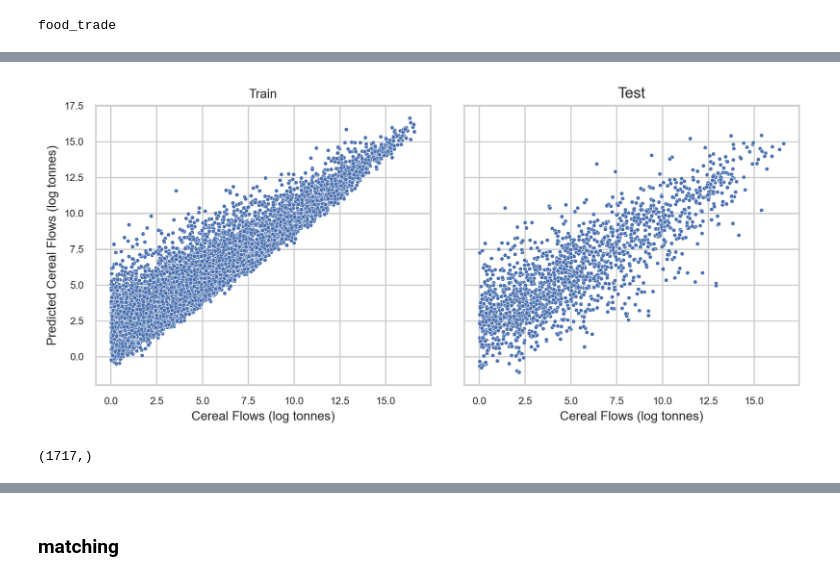
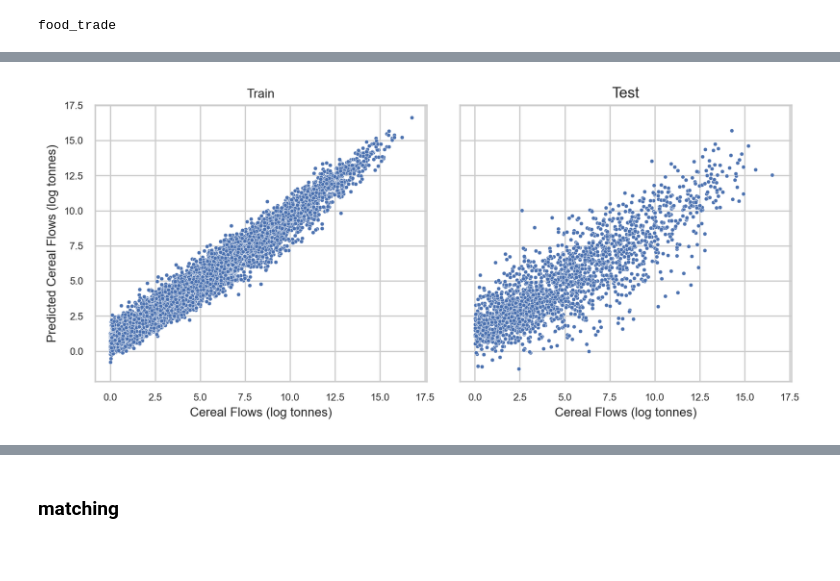
Before and after one commit to shrutijain90/food_trade_networks, a Jupyter notebook: food_trade/flow_prediction/ML_prediction.ipynb, the cells around one changed output, grey strips where cells are left out. Cells and saved outputs as stored; diff of their text form; code cells hidden in the pictures; blank space fills up the shorter version.

Commit message:
several edits and corrections in pipeline

```diff
--- a/food_trade/flow_prediction/ML_prediction.ipynb
+++ b/food_trade/flow_prediction/ML_prediction.ipynb
@@ -2274,0 +970,3 @@ for i in range(5):
+# %%
+train['supply_exists_pred'] = y_train_pred
+test['supply_exists_pred'] = y_test_pred
@@ -2274,0 +1257,3 @@ for i in range(5):
+# %%
+crop = 'cereals_all'
+y_col2 = f'supply_{crop}_log'
@@ -2274,0 +1275,5 @@ for i in range(5):
+# %%
+fml = f"{y_col2} ~ " + " + ".join(X_cols1) + " - 1"
+mod = sm.OLS.from_formula(fml, data=train)
+res = mod.fit()
+res.summary()
@@ -2274,0 +1678,24 @@ for i in range(5):
+# %%
+preprocessor = ColumnTransformer(
+    transformers=[('scaler', preprocessing.StandardScaler(), to_transform2)],
+    remainder='passthrough'
+)
+
+pipe_reg = Pipeline([
+        ('scale', preprocessor),
+        ('reg', HistGradientBoostingRegressor(
+            l2_regularization=10,
+            # loss='gamma',
+            max_iter=1000,
+            max_depth=10,
+            max_features=0.4,
+            min_samples_leaf=100,
+            # categorical_features=['from_region_0','from_region_0', 'from_region_2', 'from_region_3', 'from_region_4', 'from_region_5',
+            #                       'to_region_0', 'to_region_1', 'to_region_2', 'to_region_3',
+            #                       'to_region_4', 'to_region_5'],
+           ))
+])
+
+kfold = KFold(n_splits=10)
+results = cross_validate(pipe_reg, X_train, y_train, cv=kfold, return_train_score=True, scoring={'r2 - log trade': 'r2', 'r2 - trade': make_scorer(custom_r2)})
+results
@@ -2293,33 +1947,30 @@ r2 test log: 0.6657580157501067
 # %%
+# cereals all
 sns.set_style("whitegrid")
 fig, axs = plt.subplots(1, 2, figsize=(10, 4), dpi=200, sharex=True, sharey=True)
 
 ax = axs[0]
-g = sns.scatterplot(ax=ax, x=np.log(y_train), y=np.log(y_train_pred), s=10)
+g = sns.scatterplot(ax=ax, x=y_train, y=y_train_pred, s=10)
 ax.set_xlabel("Cereal Flows (log tonnes)", fontsize=10)
 ax.set_ylabel("Predicted Cereal Flows (log tonnes)", fontsize=10)
 ax.set_title("Train", fontsize=10)
 ax.tick_params(axis='both', which='major', labelsize=8)
 # ax.set_xlim([0,16])
 # ax.set_ylim([0,16])
 
 ax = axs[1]
-g = sns.scatterplot(ax=ax, x=np.log(y_test), y=np.log(y_test_pred), s=10)
+g = sns.scatterplot(ax=ax, x=y_test, y=y_test_pred, s=10)
 ax.set_xlabel("Cereal Flows (log tonnes)", fontsize=10)
 ax.set_ylabel("Predicted Cereal Flows (log tonnes)", fontsize=10)
 ax.set_title("Test", fontsize=12)
 ax.tick_params(axis='both', which='major', labelsize=8)
 # ax.set_xlim([0,16])
 # ax.set_ylim([0,16])
 
 
 g.figure.subplots_adjust(wspace=.1)
 # %% [output]
-[figure, old version]
+[figure, new version]
-# %%
-y_test.shape
-# %% [output]
-(1717,)
 # %%
 print('rf')
 
```
Also changed, not shown: parts of 455 cells of this notebook, 3 other files.
